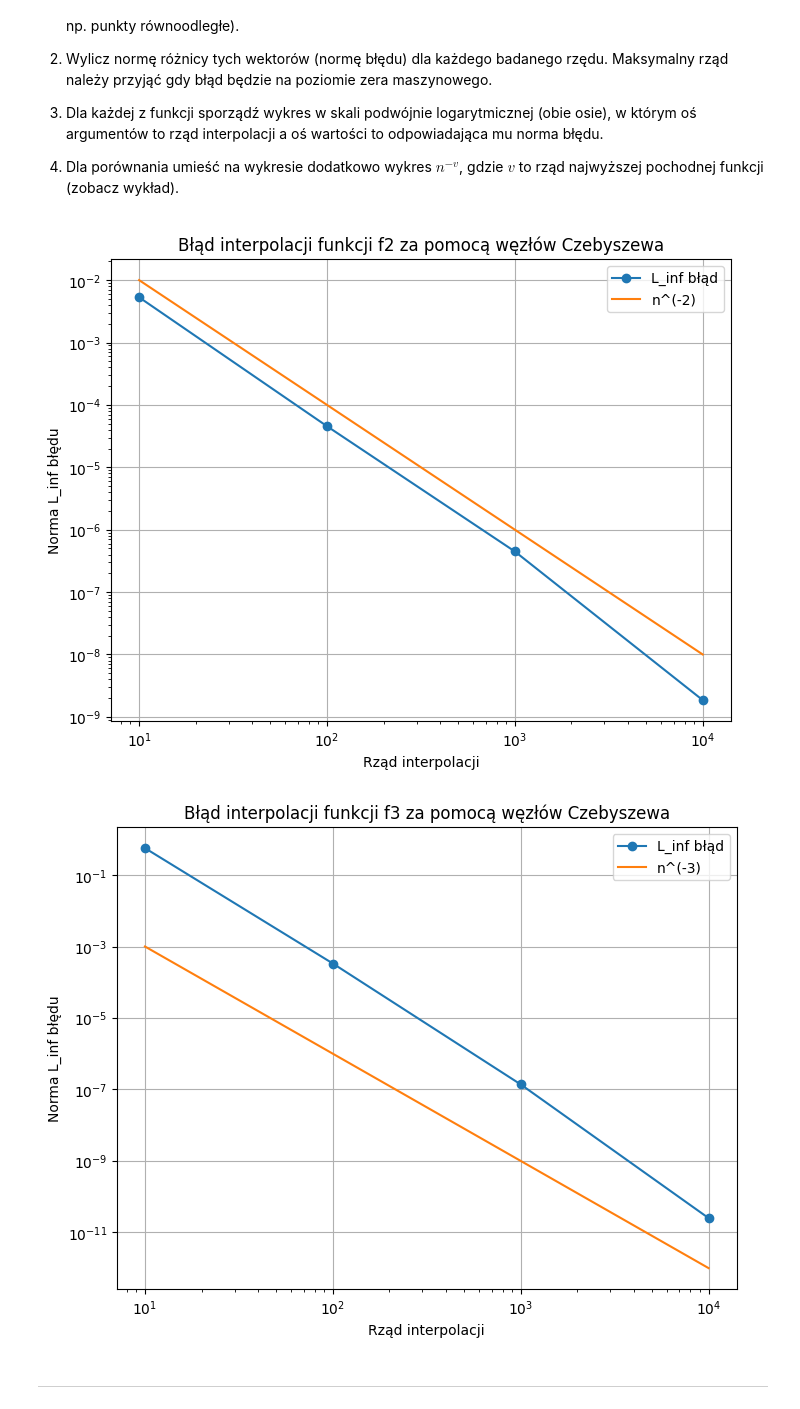
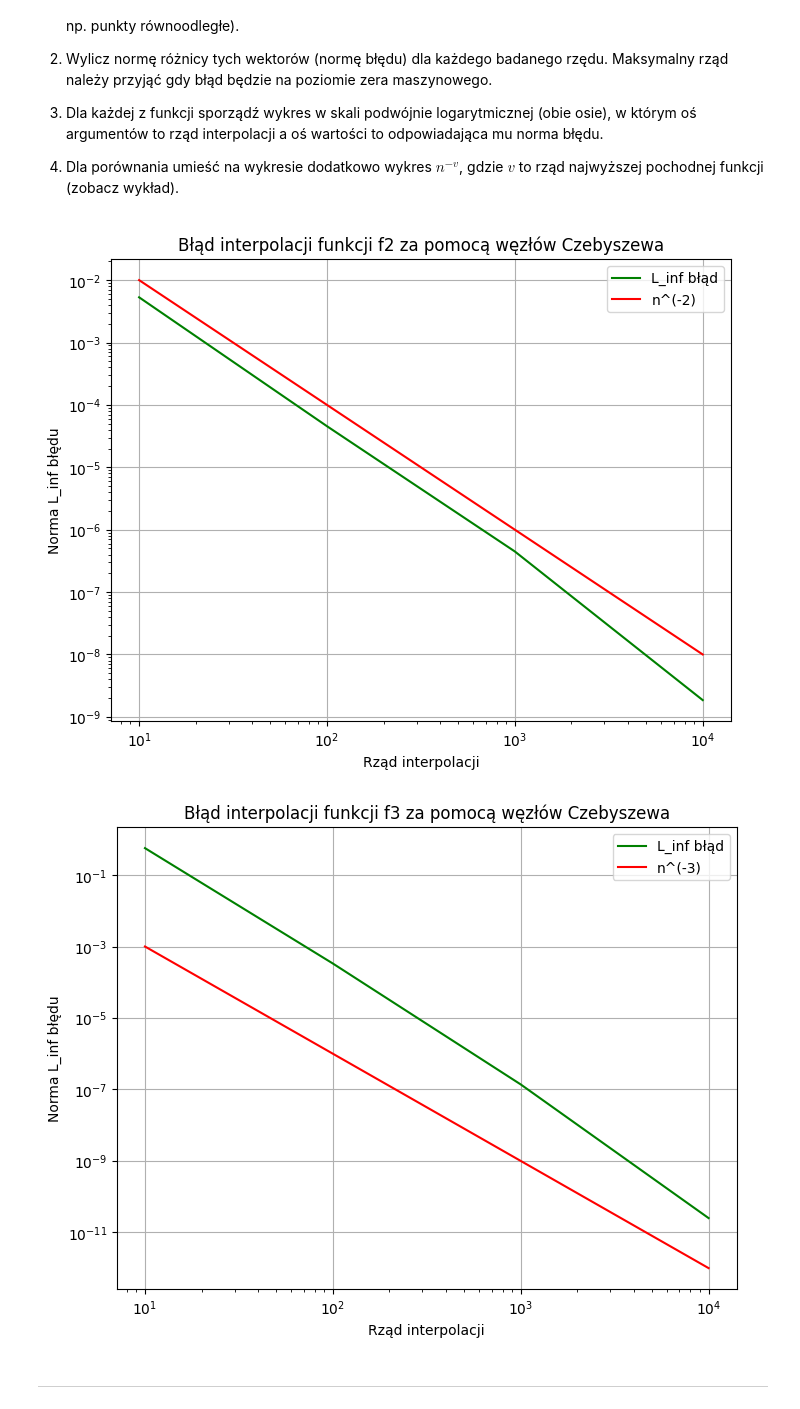
Before and after one commit to MN-KJ-2025/lab9-interpolacja-gladyszymon, a Jupyter notebook: sprawozdanie.ipynb, the cells around one changed output. Saved outputs shown, nothing was run; the diff lists cells and outputs as text; code cells hidden in the pictures.

```diff
--- a/sprawozdanie.ipynb
+++ b/sprawozdanie.ipynb
@@ -280,37 +280,37 @@ reload(main)
 
 x = np.linspace(-1, 1, 1000)
 n_walues = [10**k for k in range(1, 5)]
 fun = [(main.f_2, 2), (main.f_3, 3)]
 
 for func, level in fun:
     y_fun = func(x)
     L_inf_errors = []
     used_n = []
 
     for i in n_walues:
         x_cheb = main.chebyshev_nodes(i)
         y_cheb = func(x_cheb)
         w_cheb = main.bar_cheb_weights(i)
         y_interpolated = main.barycentric_inte(x_cheb, y_cheb, w_cheb, x)
         L_error = main.L_inf(y_fun, y_interpolated)
         L_inf_errors.append(L_error)
         used_n.append(i)
         if L_error < 1e-14:
             break
 
     plt.figure(figsize=(8, 6))
-    plt.loglog(used_n, L_inf_errors, marker='o', label="L_inf błąd")
+    plt.loglog(used_n, L_inf_errors, label="L_inf błąd", color = 'green')
     n_array = np.array(used_n, dtype=float)
-    plt.loglog(n_array, n_array**(-level), label=f"n^(-{level})")
+    plt.loglog(n_array, n_array**(-level), label=f"n^(-{level})", color = 'red')
     plt.xlabel("Rząd interpolacji")
     plt.ylabel("Norma L_inf błędu")
     plt.title(f"Błąd interpolacji funkcji f{level} za pomocą węzłów Czebyszewa")
     plt.legend()
     plt.grid()
     plt.show()
 # %% [output]
-[figure, old version]
+[figure, new version]
-[figure, old version]
+[figure, new version]
 # %% [markdown]
 ---
 # %% [markdown]
```
